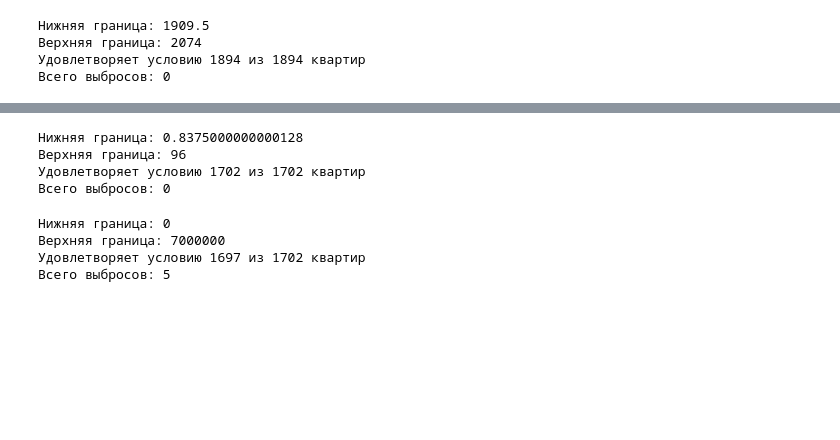
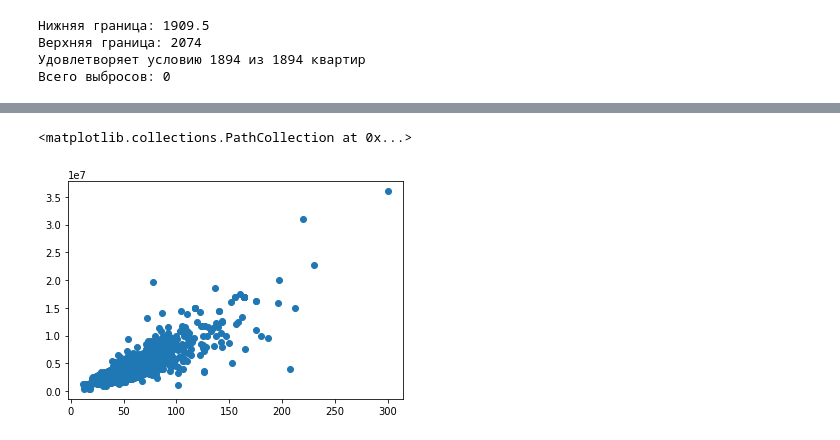
Before and after one commit to Daniil-Solo/Avito-analytics, a Jupyter notebook: Preparing_data/2_Outliers.ipynb, the cells around one changed output, grey strips where cells are left out. Cells and saved outputs as stored; diff of their text form; code cells hidden in the pictures; blank space fills up the shorter version.

```diff
--- a/Preparing_data/2_Outliers.ipynb
+++ b/Preparing_data/2_Outliers.ipynb
@@ -164,14 +125,0 @@ df = df[df['area of apartment'] < upper_bound]
-# %%
-info_outliers(df, 'area of apartment')
-# %% [output]
-Нижняя граница: 0.8375000000000128
-Верхняя граница: 96
-Удовлетворяет условию 1702 из 1702 квартир
-Всего выбросов: 0
-# %%
-info_outliers(df, 'price')
-# %% [output]
-Нижняя граница: 0
-Верхняя граница: 7000000
-Удовлетворяет условию 1697 из 1702 квартир
-Всего выбросов: 5
@@ -180,0 +126,5 @@ df.loc[(df.price > 7000000), 'price'] = 7000000
+# %%
+plt.scatter(df['area of apartment'], df.price)
+# %% [output]
+<matplotlib.collections.PathCollection at 0x...>
+[figure, added]
```
Also changed, not shown: parts of 18 cells of this notebook, 9 other files.
